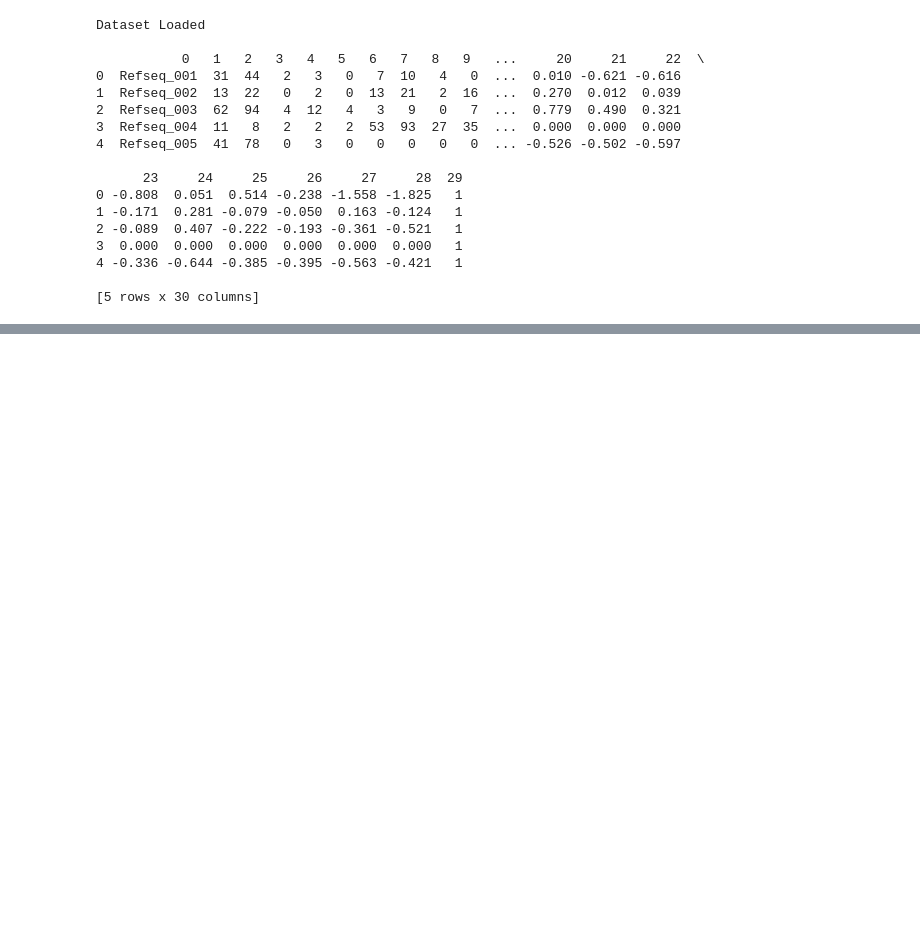
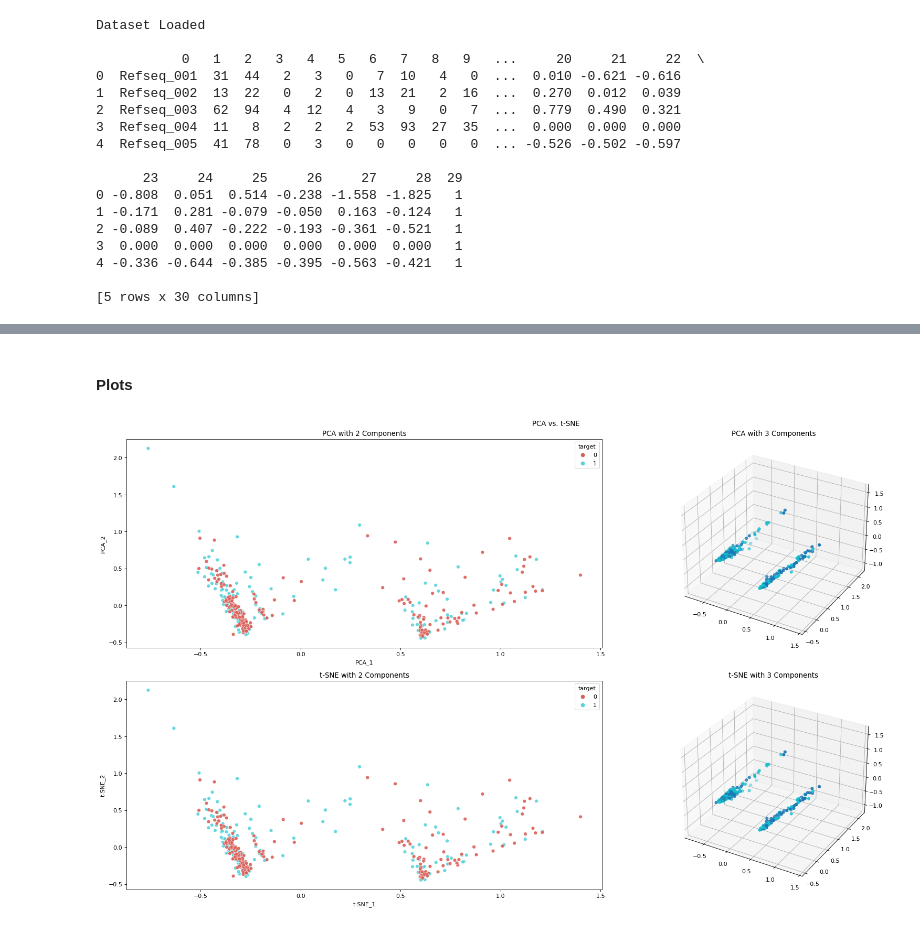
Before and after one commit to IbtihajT/Pre-employment_tests, a Jupyter notebook: PML_RMC_Peshawar/main.ipynb, the cells around one changed output, grey strips where cells are left out. Drawn from its saved outputs; the diff is of its cells as text; code cells hidden in the pictures; blank space fills up the shorter version.

Commit message:
Add Dimentionality Reduction and Visualization

```diff
--- a/PML_RMC_Peshawar/main.ipynb
+++ b/PML_RMC_Peshawar/main.ipynb
@@ -114,0 +146,11 @@ Explained variation per principal component: [0.21895339 0.19066294 0.13445163]
+# %%
+pca_object = PCA(n_components=3)
+pca_results = pca_object.fit_transform(plotting_dataframe.iloc[:, :-2])
+
+# Add PCA Results to the plotting dataframe
+for i in range(pca_results.shape[1]):
+    plotting_dataframe[f"PCA_{i+1}"] = pca_results[:, i]
+
+# Get Variations per principal component
+variations_per_pca = pca_object.explained_variance_ratio_.tolist()
+print(f"Explained variation per principal component: {variations_per_pca}")
@@ -114,0 +161,9 @@ Explained variation per principal component: [0.21895339 0.19066294 0.13445163]
+# %%
+time_start = time.time()
+tsne = TSNE(n_components=3, verbose=1, perplexity=40, n_iter=300)
+tsne_results = tsne.fit_transform(plotting_dataframe.iloc[:, :-2])
+print('t-SNE done! Time elapsed: {} seconds'.format(time.time()-time_start))
+
+# Add t-SNE Results to the plotting dataframe
+for i in range(tsne_results.shape[1]):
+    plotting_dataframe[f"t-SNE_{i+1}"] = pca_results[:, i]
@@ -115,3 +179,59 @@ Explained variation per principal component: [0.21895339 0.19066294 0.13445163]
+# %% [markdown]
+#### Plots
+# %%
+fig = plt.figure(figsize=(22, 12), dpi=80)
+fig.suptitle("PCA vs. t-SNE")
+
+# PCA with 2 Components
+ax = fig.add_subplot(2, 2, 1)
+ax.title.set_text("PCA with 2 Components")
+sns.scatterplot(
+    x="PCA_1", y="PCA_2",
+    hue="target",
+    palette=sns.color_palette("hls", 2),
+    data=plotting_dataframe,
+    legend="full",
+    alpha=0.9,
+    ax=ax
+)
+
+# PCA with 3 Components
+ax = fig.add_subplot(2, 2, 2, projection='3d')
+ax.title.set_text("PCA with 3 Components")
+ax.scatter(
+    xs=plotting_dataframe["PCA_1"],
+    ys=plotting_dataframe["PCA_2"],
+    zs=plotting_dataframe["PCA_3"],
+    c=plotting_dataframe["target"],
+    cmap='tab10',
+)
+
+# t-SNE with 2 Components
+ax = fig.add_subplot(2, 2, 3)
+ax.title.set_text("t-SNE with 2 Components")
+sns.scatterplot(
+    x="t-SNE_1", y="t-SNE_2",
+    hue="target",
+    palette=sns.color_palette("hls", 2),
+    data=plotting_dataframe,
+    legend="full",
+    alpha=0.9,
+    ax=ax
+)
+
+# t-SNE with 3 Components
+ax = fig.add_subplot(2, 2, 4, projection='3d')
+ax.title.set_text("t-SNE with 3 Components")
+ax.scatter(
+    xs=plotting_dataframe["t-SNE_1"],
+    ys=plotting_dataframe["t-SNE_2"],
+    zs=plotting_dataframe["t-SNE_3"],
+    c=plotting_dataframe["target"],
+    cmap='tab10',
+)
+plt.show()
+# %% [output]
+[figure, added]
 # %%
 # Split the data in train_set and test_set
 X_train, X_test, y_train, y_test = train_test_split(
```
Also changed, not shown: parts of 30 cells of this notebook.
